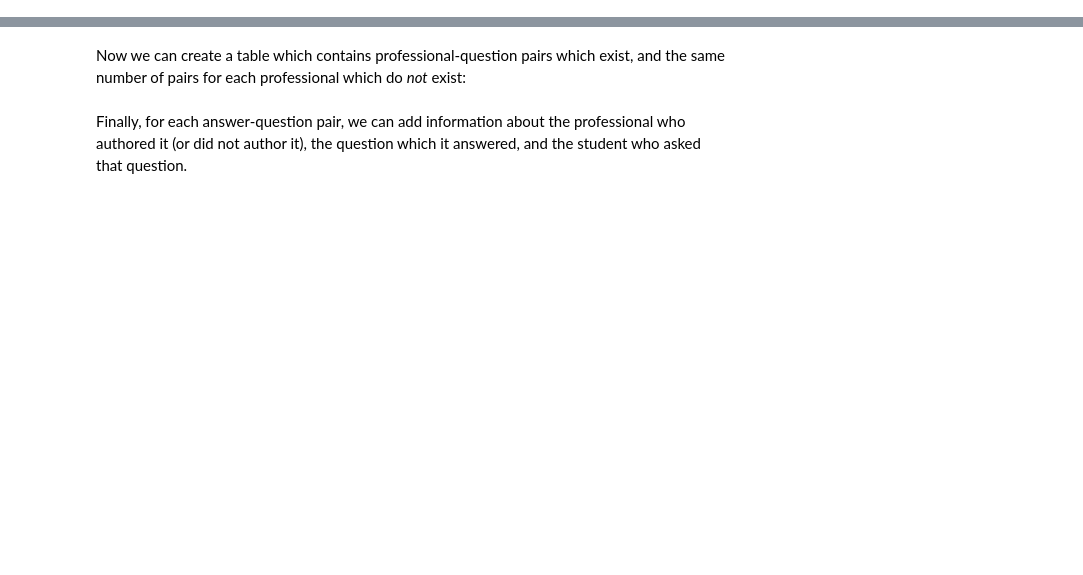
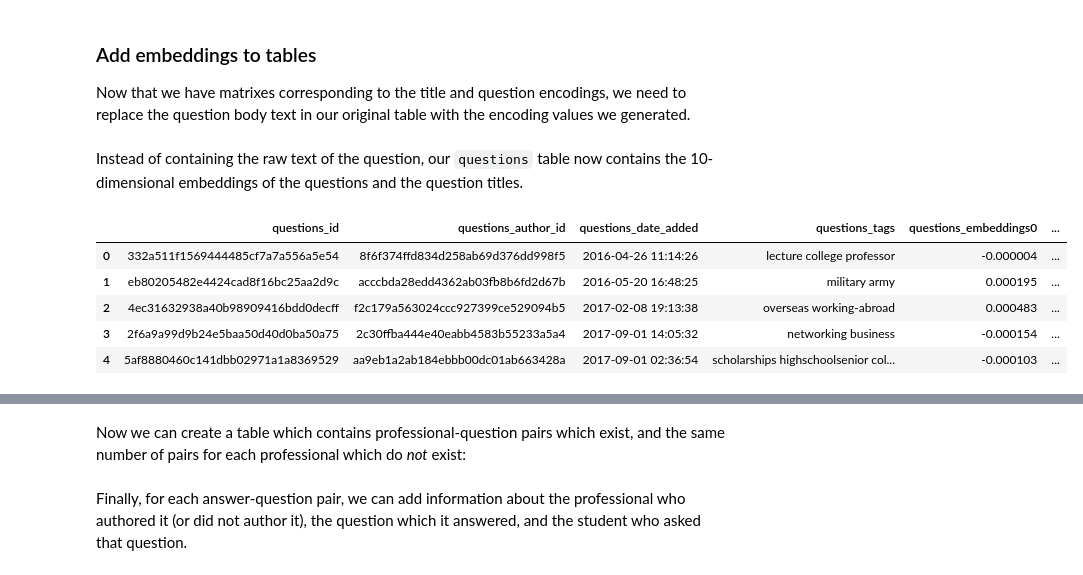
Before and after one commit to brendanhasz/career-village, a Jupyter notebook: CareerVillageQuestionRecommender.ipynb, the cells around one changed output, grey strips where cells are left out. Drawn from its saved outputs; the diff is of its cells as text; code cells hidden in the pictures; blank space fills up the shorter version.

```diff
--- a/CareerVillageQuestionRecommender.ipynb
+++ b/CareerVillageQuestionRecommender.ipynb
@@ -95,22 +109,19 @@ etc
 # %%
-# Load all data
+# Load tables
+files = ['questions',
+         'answers',
+         'students',
+         'professionals',
+         'tag_questions',
+         'tag_users',
+         'tags']
 dfs = dict()
-for file in os.listdir('../input'):
-    dfs[file[:-4]] = pd.read_csv('../input/'+file, dtype=str)
-
-# Convert integer cols to integer
-int_cols = {
-    'answer_scores': 'score',
-    'question_scores': 'score',
-}
-for df, col in int_cols.items():
-    dfs[df][col] = dfs[df][col].astype('int16')
+for file in files:
+    dfs[file] = pd.read_csv('../input/'+file+'.csv', dtype=str)
 
 # Convert date cols to datetime
 datetime_cols = {
     'answers': 'answers_date_added',
-    'comments': 'comments_date_added',
-    'emails': 'emails_date_sent',
     'professionals': 'professionals_date_joined',
     'questions': 'questions_date_added',
     'students': 'students_date_joined',
@@ -336,3 +444,7 @@ Wall time: 5.98 s
+# %% [markdown]
+### Add embeddings to tables
+
+Now that we have matrixes corresponding to the title and question encodings, we need to replace the question body text in our original table with the encoding values we generated.
 # %%
 # Drop the text data
 questions.drop('questions_title', axis='columns', inplace=True)
@@ -353,0 +462,11 @@ add_matrix_to_df(comments, comments_embeddings, 'comments_embeddings')
+# %% [markdown]
+Instead of containing the raw text of the question, our `questions` table now contains the 10-dimensional embeddings of the questions and the question titles.
+# %%
+questions.head()
+# %% [output]
+|  | questions_id | questions_author_id | questions_date_added | questions_tags | questions_embeddings0 | ... |
+| 0 | 332a511f1569444485cf7a7a556a5e54 | 8f6f374ffd834d258ab69d376dd998f5 | 2016-04-26 11:14:26 | lecture college professor | -0.000004 | ... |
+| 1 | eb80205482e4424cad8f16bc25aa2d9c | acccbda28edd4362ab03fb8b6fd2d67b | 2016-05-20 16:48:25 | military army | 0.000195 | ... |
+| 2 | 4ec31632938a40b98909416bdd0decff | f2c179a563024ccc927399ce529094b5 | 2017-02-08 19:13:38 | overseas working-abroad | 0.000483 | ... |
+| 3 | 2f6a9a99d9b24e5baa50d40d0ba50a75 | 2c30ffba444e40eabb4583b55233a5a4 | 2017-09-01 14:05:32 | networking business | -0.000154 | ... |
+| 4 | 5af8880460c141dbb02971a1a8369529 | aa9eb1a2ab184ebbb00dc01ab663428a | 2017-09-01 02:36:54 | scholarships highschoolsenior col... | -0.000103 | ... |
```
Also changed, not shown: parts of 120 cells of this notebook.
